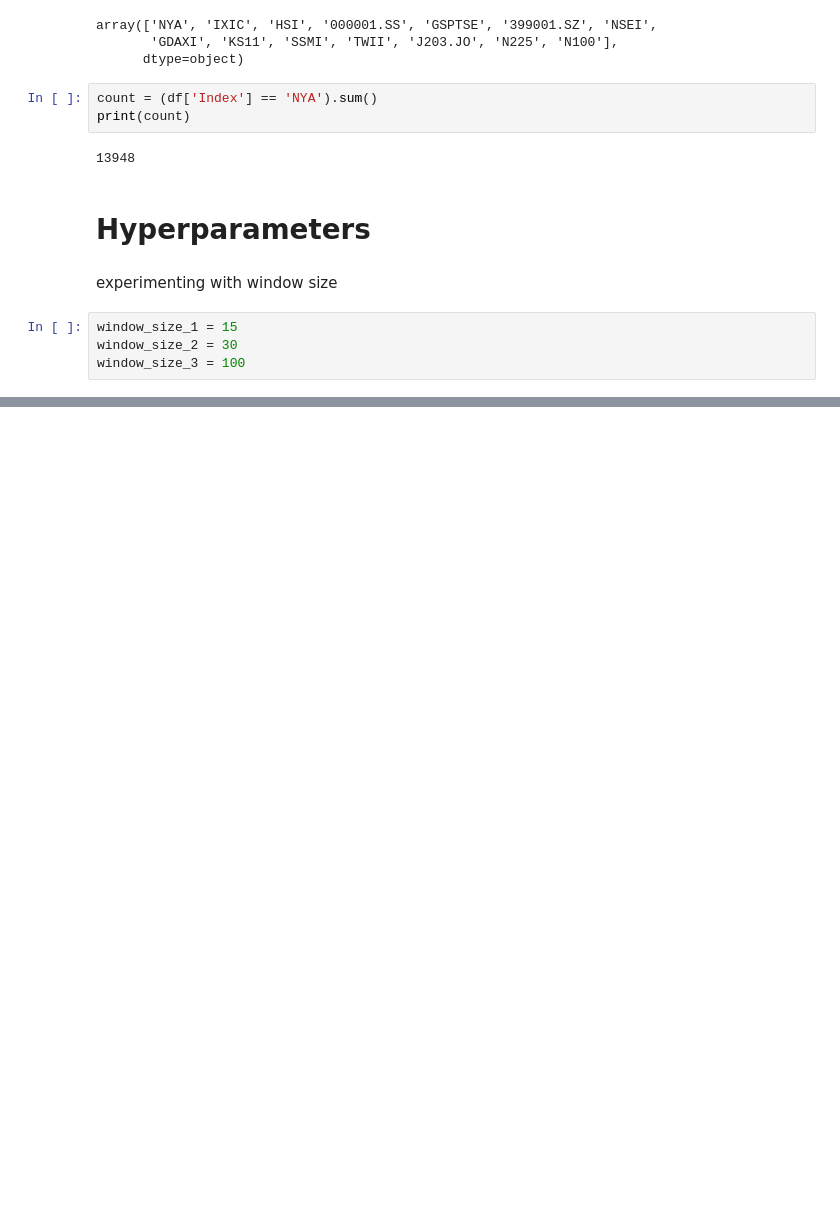
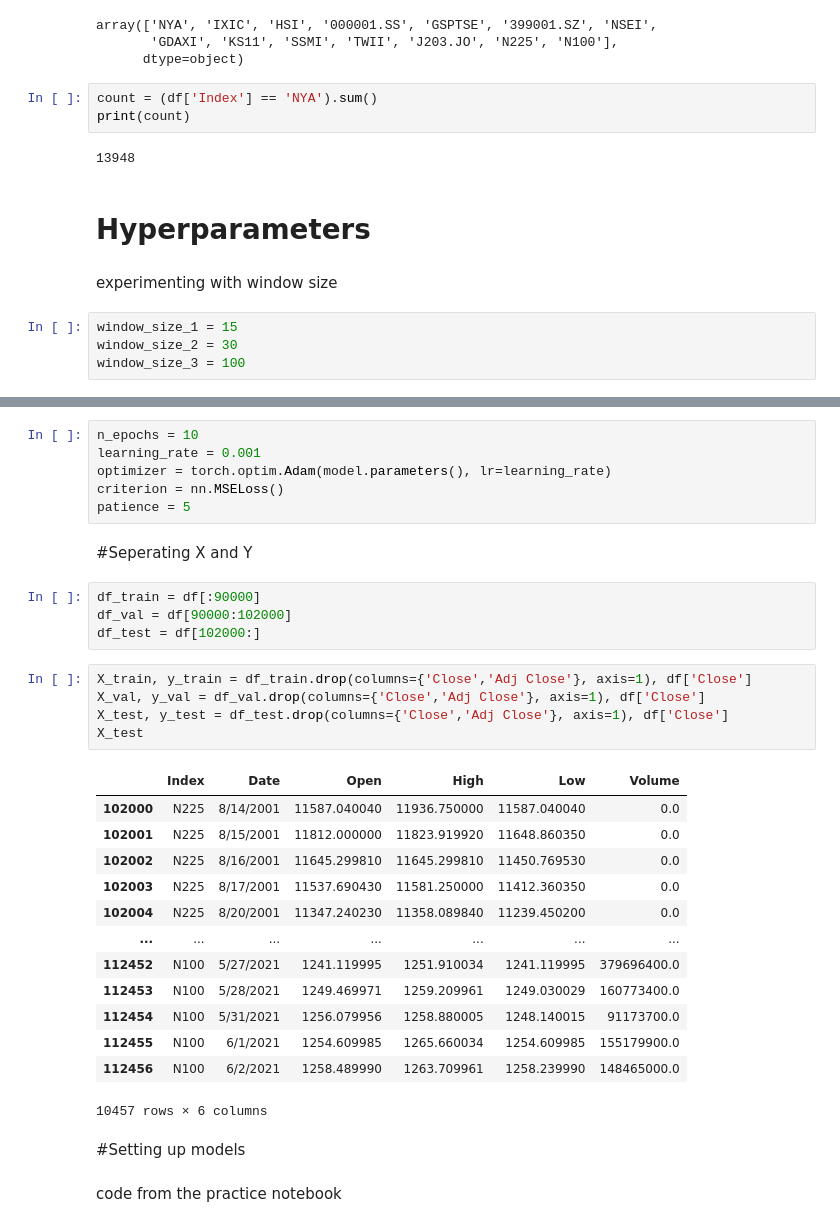
Before and after one commit to claramanolache/DeepLearning, a Jupyter notebook: Stock_Market.ipynb, the cells around one changed output, grey strips where cells are left out. Saved outputs shown, nothing was run; the diff lists cells and outputs as text; blank space fills up the shorter version.

```diff
--- a/Stock_Market.ipynb
+++ b/Stock_Market.ipynb
@@ -97,0 +122,35 @@ window_size_3 = 100
+# %%
+n_epochs = 10
+learning_rate = 0.001
+optimizer = torch.optim.Adam(model.parameters(), lr=learning_rate)
+criterion = nn.MSELoss()
+patience = 5
+# %% [markdown]
+#Seperating X and Y
+# %%
+df_train = df[:90000]
+df_val = df[90000:102000]
+df_test = df[102000:]
+# %%
+X_train, y_train = df_train.drop(columns={'Close','Adj Close'}, axis=1), df['Close']
+X_val, y_val = df_val.drop(columns={'Close','Adj Close'}, axis=1), df['Close']
+X_test, y_test = df_test.drop(columns={'Close','Adj Close'}, axis=1), df['Close']
+X_test
+# %% [output]
+|  | Index | Date | Open | High | Low | Volume |
+| 102000 | N225 | 8/14/2001 | 11587.040040 | 11936.750000 | 11587.040040 | 0.0 |
+| 102001 | N225 | 8/15/2001 | 11812.000000 | 11823.919920 | 11648.860350 | 0.0 |
+| 102002 | N225 | 8/16/2001 | 11645.299810 | 11645.299810 | 11450.769530 | 0.0 |
+| 102003 | N225 | 8/17/2001 | 11537.690430 | 11581.250000 | 11412.360350 | 0.0 |
+| 102004 | N225 | 8/20/2001 | 11347.240230 | 11358.089840 | 11239.450200 | 0.0 |
+| ... | ... | ... | ... | ... | ... | ... |
+| 112452 | N100 | 5/27/2021 | 1241.119995 | 1251.910034 | 1241.119995 | 379696400.0 |
+| 112453 | N100 | 5/28/2021 | 1249.469971 | 1259.209961 | 1249.030029 | 160773400.0 |
+| 112454 | N100 | 5/31/2021 | 1256.079956 | 1258.880005 | 1248.140015 | 91173700.0 |
+| 112455 | N100 | 6/1/2021 | 1254.609985 | 1265.660034 | 1254.609985 | 155179900.0 |
+| 112456 | N100 | 6/2/2021 | 1258.489990 | 1263.709961 | 1258.239990 | 148465000.0 |
+10457 rows × 6 columns
+# %% [markdown]
+#Setting up models
+# %% [markdown]
+code from the practice notebook
```
Also changed, not shown: parts of 9 cells of this notebook.
